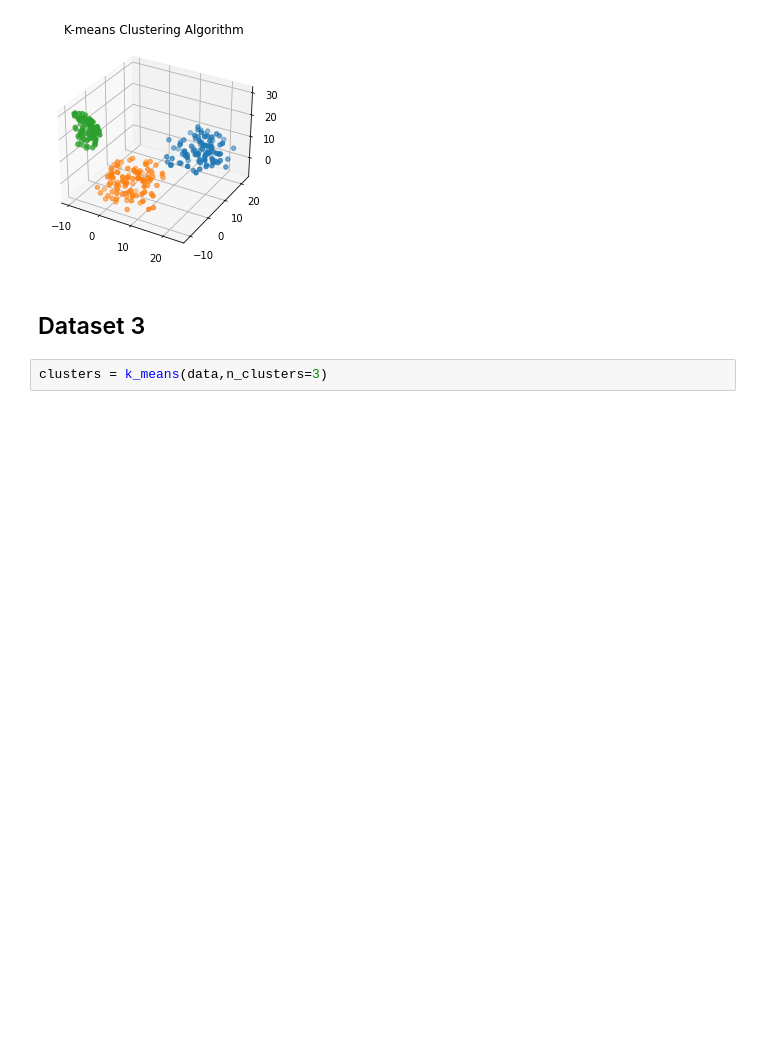
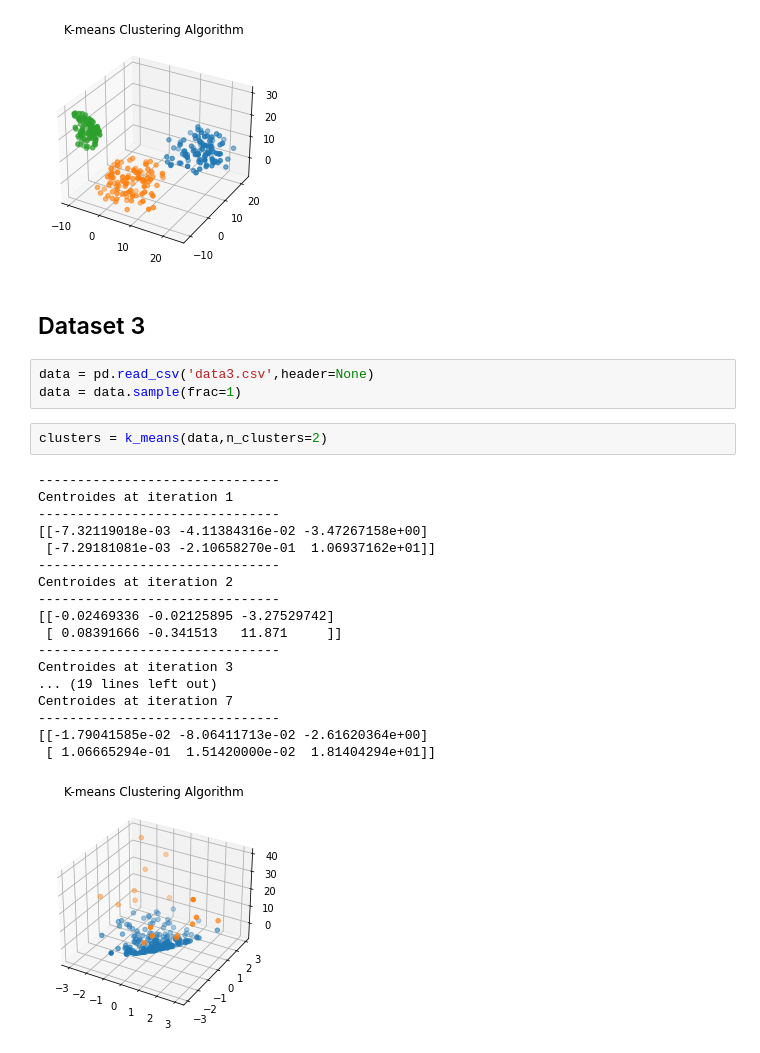
Before and after one commit to DD-Dwaipayan24/K-means-clustering, a Jupyter notebook: K_means.ipynb, the cells around one changed output. Cells and saved outputs as stored; diff of their text form; blank space fills up the shorter version.

```diff
--- a/K_means.ipynb
+++ b/K_means.ipynb
@@ -114,5 +114,27 @@ Centroides at iteration 2
 [figure]
 # %% [markdown]
 ## Dataset 3
+# %%
+data = pd.read_csv('data3.csv',header=None)
+data = data.sample(frac=1)
 # %%
-clusters = k_means(data,n_clusters=3)
+clusters = k_means(data,n_clusters=2)
+# %% [output]
+-------------------------------
+Centroides at iteration 1
+-------------------------------
+[[-7.32119018e-03 -4.11384316e-02 -3.47267158e+00]
+ [-7.29181081e-03 -2.10658270e-01  1.06937162e+01]]
+-------------------------------
+Centroides at iteration 2
+-------------------------------
+[[-0.02469336 -0.02125895 -3.27529742]
+ [ 0.08391666 -0.341513   11.871     ]]
+-------------------------------
+Centroides at iteration 3
+... (19 lines left out)
+Centroides at iteration 7
+-------------------------------
+[[-1.79041585e-02 -8.06411713e-02 -2.61620364e+00]
+ [ 1.06665294e-01  1.51420000e-02  1.81404294e+01]]
+[figure, added]
```
